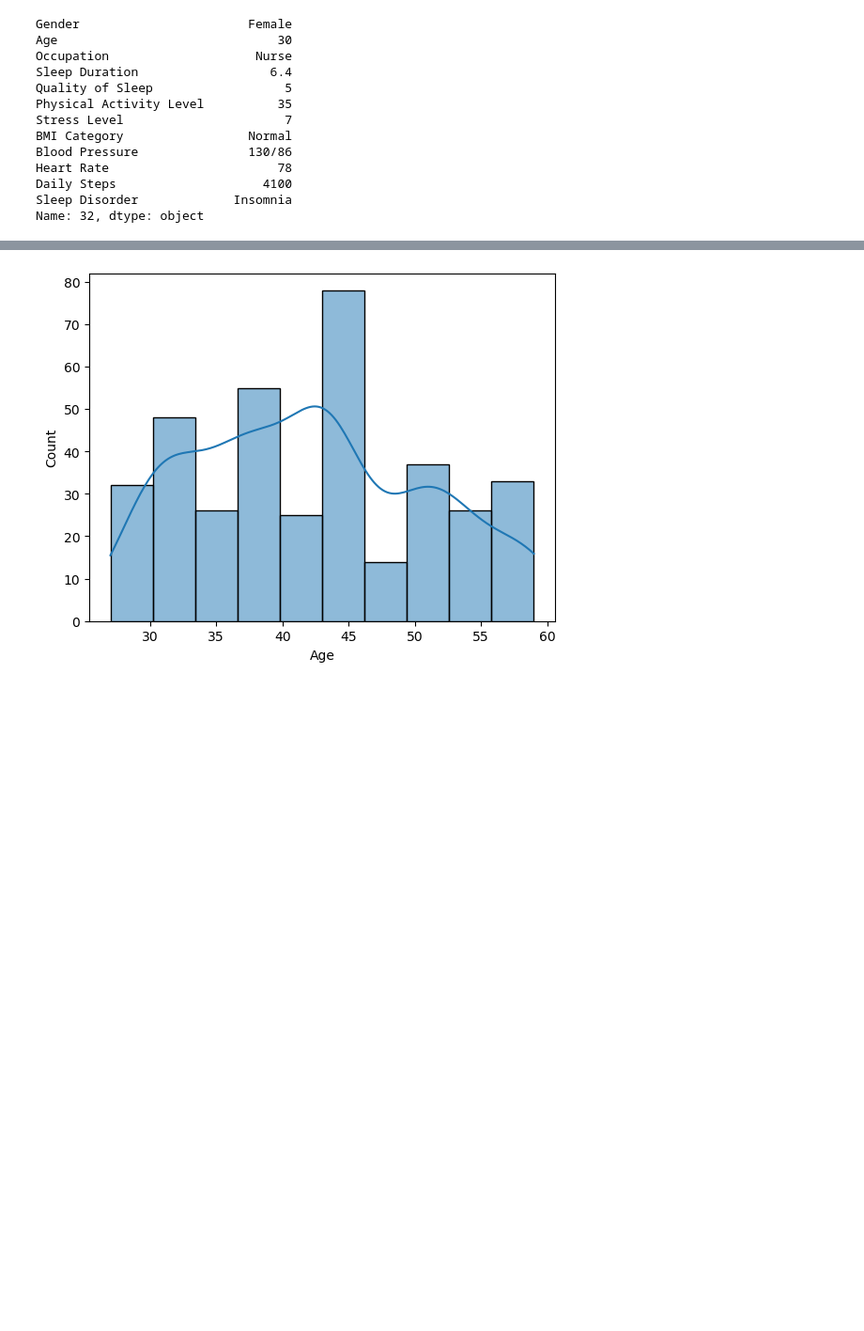
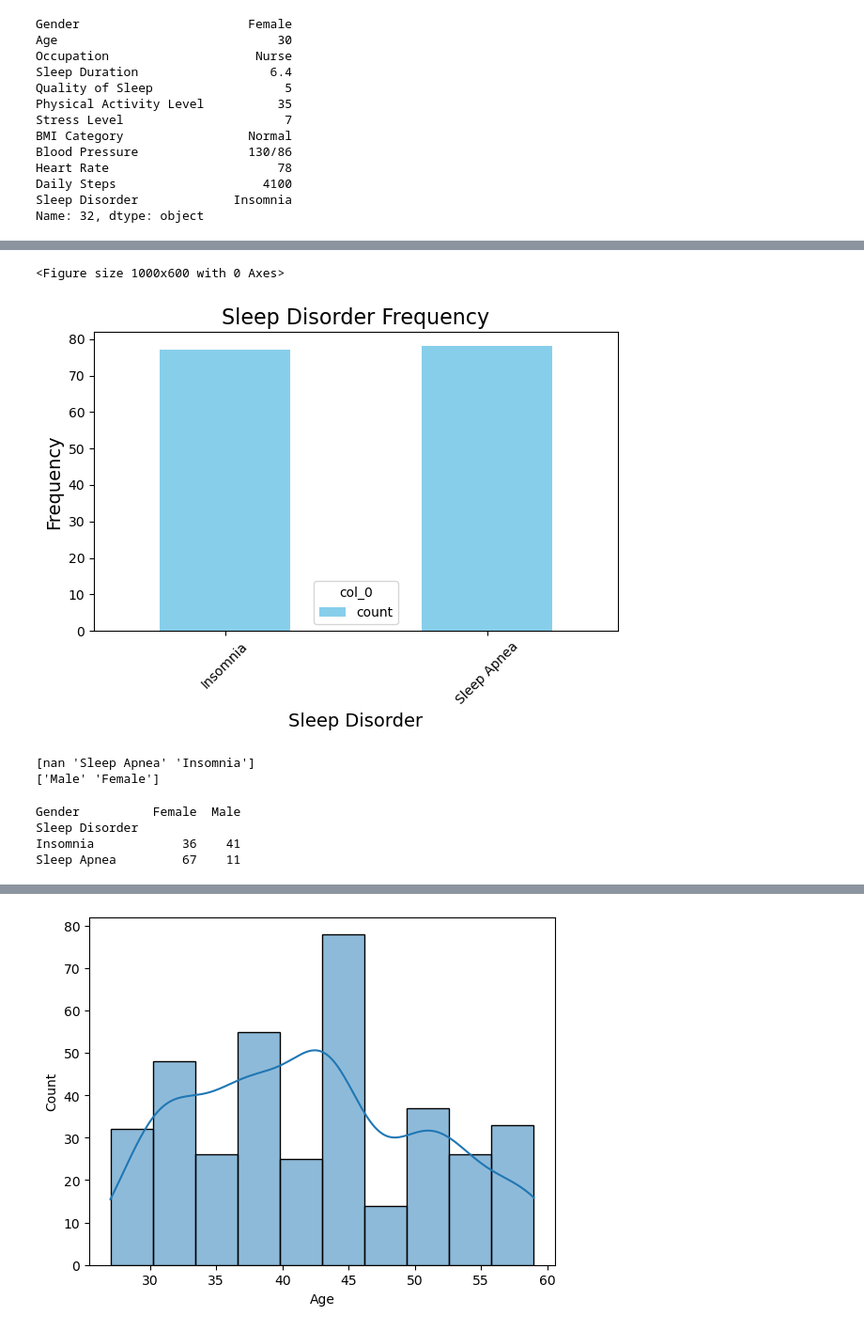
Before and after one commit to KALEOUUU/Junior-Data-Science-Competition, a Jupyter notebook: kerjain.ipynb, the cells around one changed output, grey strips where cells are left out. Shown at 94% size. Saved outputs shown, nothing was run; the diff lists cells and outputs as text; code cells hidden in the pictures; blank space fills up the shorter version.

```diff
--- a/kerjain.ipynb
+++ b/kerjain.ipynb
@@ -136,0 +150,39 @@ dtype: int64
+# %%
+sleep_disorder_counts = pd.crosstab(index=data_new['Sleep Disorder'], columns='count')
+# %%
+import matplotlib.pyplot as plt
+
+# create rhe diagram
+plt.figure(figsize=(10, 6))
+sleep_disorder_counts.plot(kind='bar', color='skyblue')
+
+# name the title and label, also set the size
+plt.title('Sleep Disorder Frequency', fontsize=16)
+plt.xlabel('Sleep Disorder', fontsize=14)
+plt.ylabel('Frequency', fontsize=14)
+plt.xticks(rotation=45)
+
+# show the diagram
+plt.tight_layout()
+plt.show()
+# %% [output]
+<Figure size 1000x600 with 0 Axes>
+[figure, added]
+# %%
+# check the sleep disorder n gender data
+print(data_new['Sleep Disorder'].unique())
+print(data_new['Gender'].unique())
+# %% [output]
+[nan 'Sleep Apnea' 'Insomnia']
+['Male' 'Female']
+# %%
+# relevancy between sleep disorder and gender
+gender_sleep_disorder = pd.crosstab(index=data_new['Sleep Disorder'], columns=data_new['Gender'])
+
+# show the data above
+print(gender_sleep_disorder)
+# %% [output]
+Gender          Female  Male
+Sleep Disorder
+Insomnia            36    41
+Sleep Apnea         67    11
```
Also changed, not shown: parts of 11 cells of this notebook.
